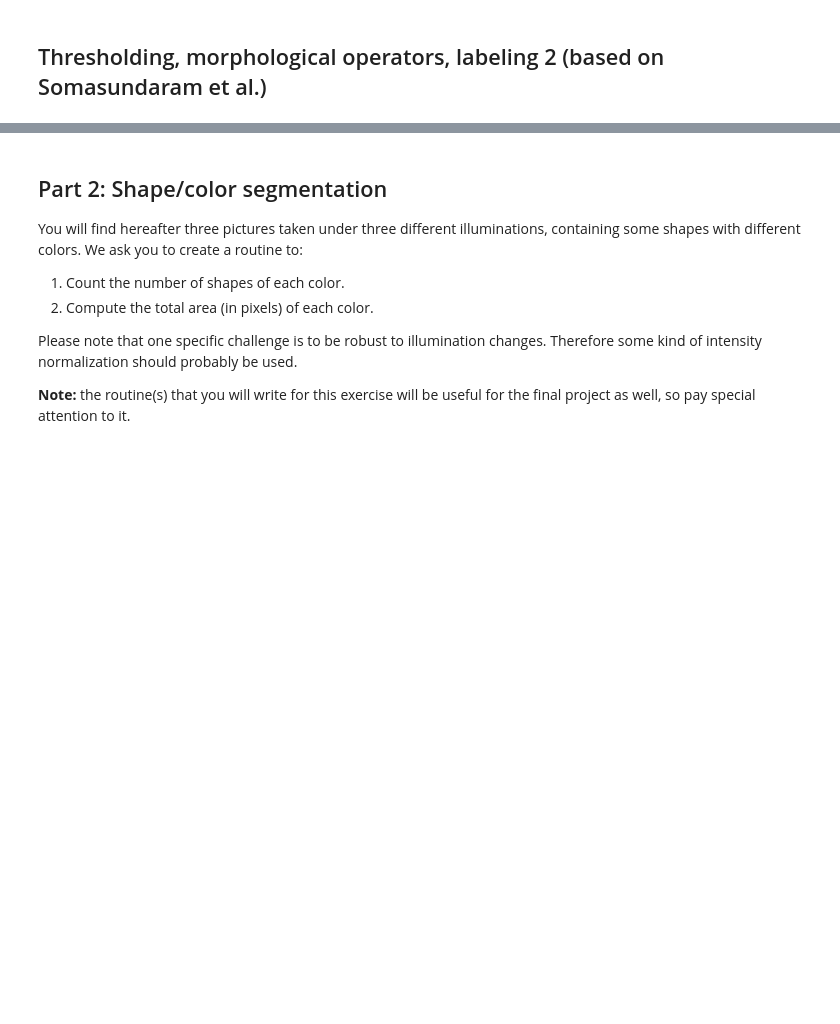
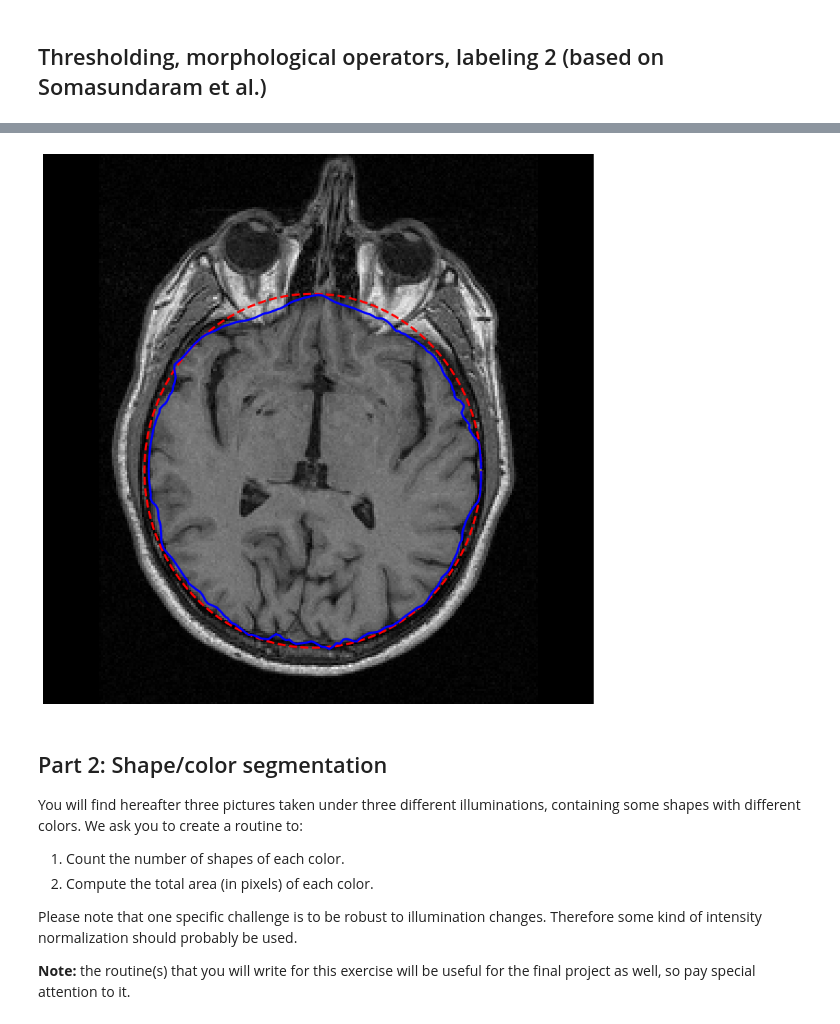
Before and after one commit to Jiang15/Image_analysis_and_pattern-recognition, a Jupyter notebook: Lab 1/lab_01_segmentation.ipynb, the cells around one changed output, grey strips where cells are left out. Saved outputs shown, nothing was run; the diff lists cells and outputs as text; code cells hidden in the pictures; blank space fills up the shorter version.

Commit message:
updated snake model with ellipsoid initialization and parameter optimization

```diff
--- a/Lab 1/lab_01_segmentation.ipynb
+++ b/Lab 1/lab_01_segmentation.ipynb
@@ -595,18 +626,33 @@ def circle_points(resolution, center, radius):
 
     return np.array([c, r]).T
 # Exclude last point because a closed path should not have duplicate points
-points = circle_points(200, [153, 123], 70)[:-1]
+points = circle_points(300, [148, 124], 81)[:-1]
 # ax.plot(points[:, 0], points[:, 1], '--r', lw=3)
+
+# initialize an ellipsoid curve
+def ellipse_points(resolution, center, radius, a, b):
+    radians = np.linspace(0, 2*np.pi, resolution)
+    c = center[1] + a*radius*np.cos(radians)#polar co-ordinates
+    r = center[0] + b*radius*np.sin(radians)
+    return np.array([c, r]).T
+
+points = ellipse_points(300, [147, 125], 80,0.98,1.03)[:-1]
 # %%
 import skimage.segmentation as seg
 # snake = skimage.segmentation.active_contour(brain_denoise, points, alpha=0.002, beta=1, gamma=0.001)
-snake = seg.active_contour(edges, points, alpha=0.015, beta=10, gamma=0.001)
+snake = seg.active_contour(edges, points, alpha=1.2, beta=0.6, gamma=0.02)
+# weighting parameter notes
+# alpha = 1st derivative: elongation
+# beta = 2nd derivative: curvature
+# gamma = g: contour
 
 fig, ax = image_show(brain_im)
 ax.plot(points[:, 0], points[:, 1], '--r', lw=3)
 ax.plot(snake[:, 0], snake[:, 1], '-b', lw=3);
 
 # todo detect params alpha, beta, gamma
+# %% [output]
+[figure, added]
 # %%
 # Random walker
 # %% [markdown]
```
Also changed, not shown: parts of 14 cells of this notebook.
